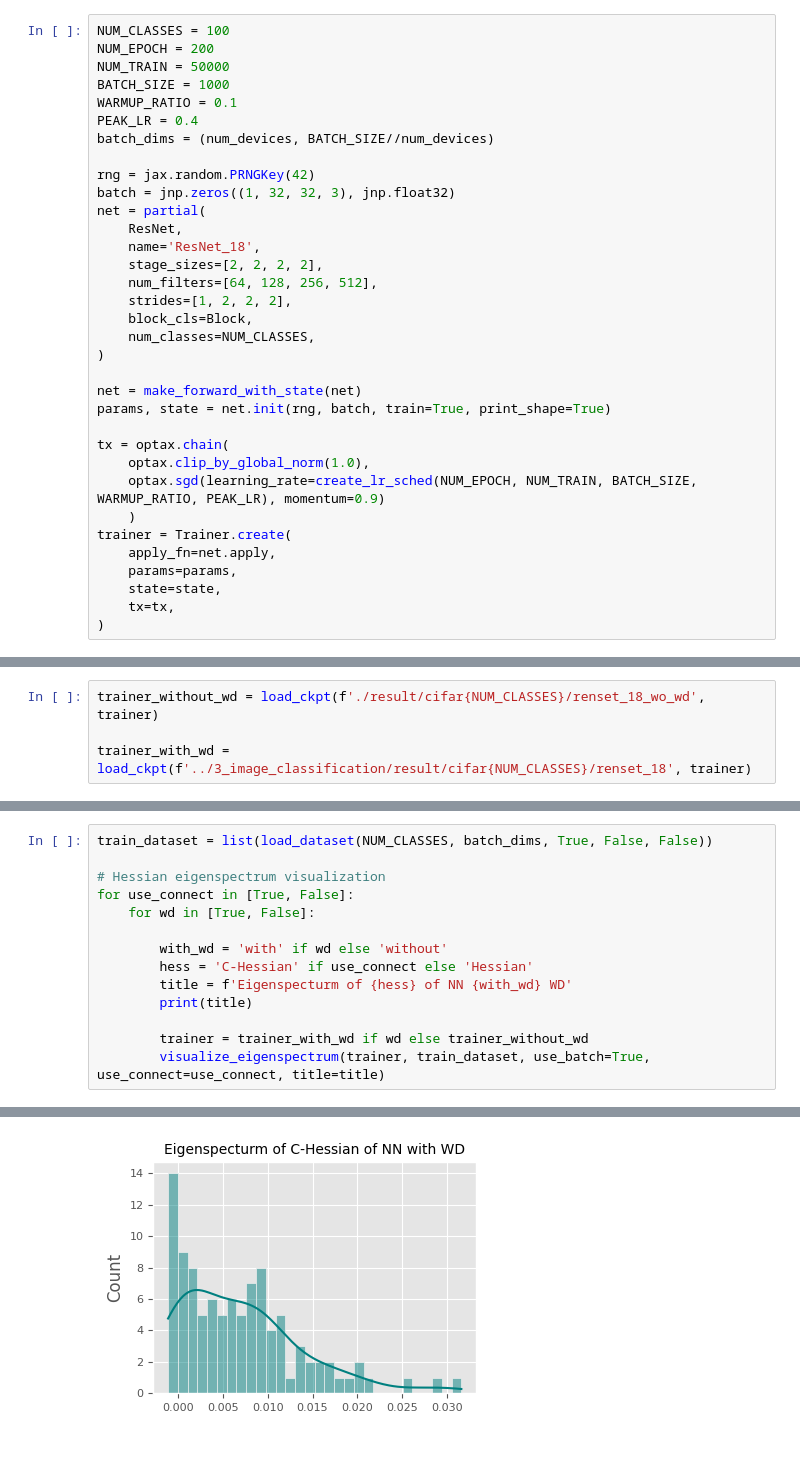
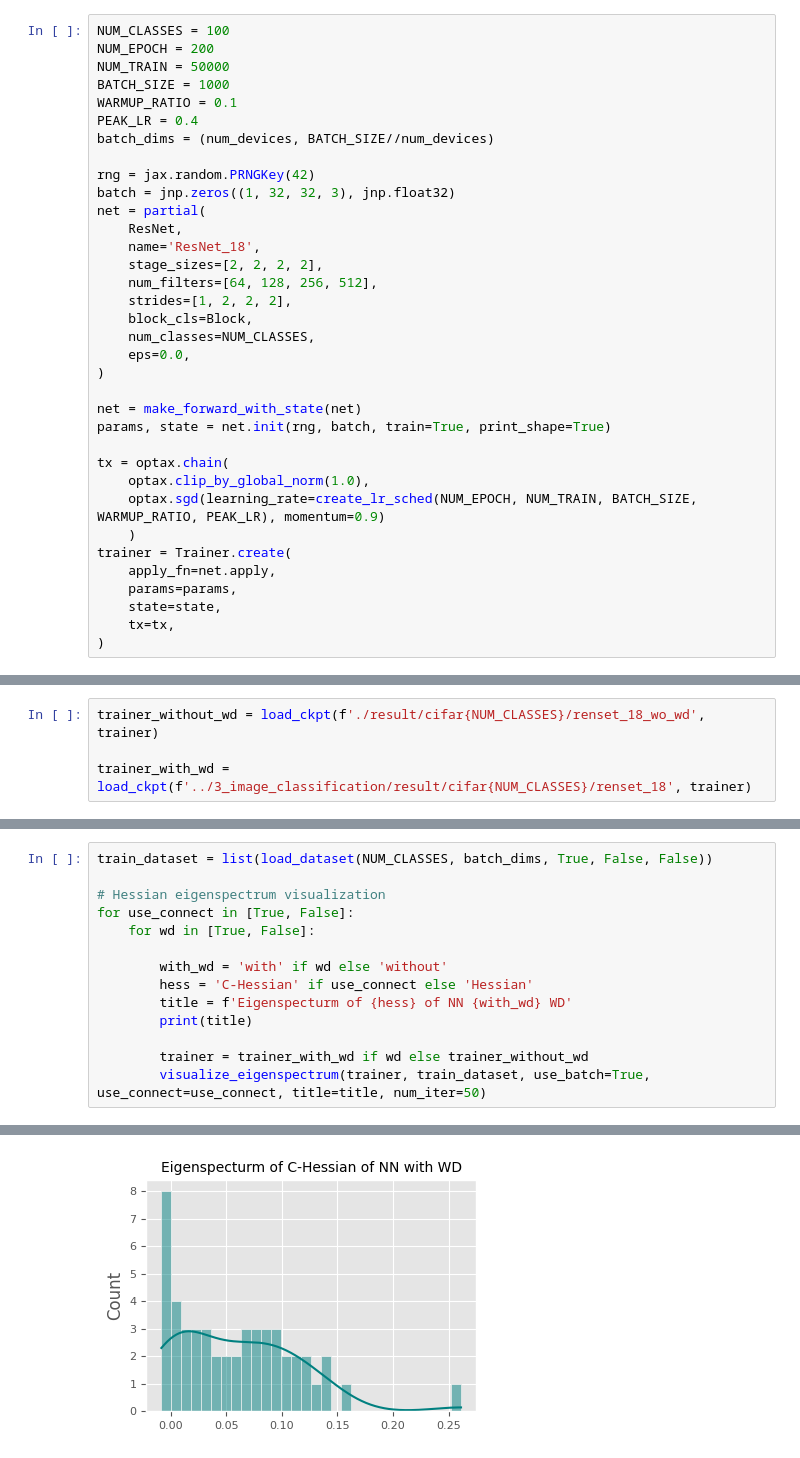
Before and after one commit to sungyubkim/hands_on_jax, a Jupyter notebook: 4_loss_landscapes/4_2_comparing_models.ipynb, the cells around one changed output, grey strips where cells are left out. Cells and saved outputs as stored; diff of their text form.

```diff
--- a/4_loss_landscapes/4_2_comparing_models.ipynb
+++ b/4_loss_landscapes/4_2_comparing_models.ipynb
@@ -44,6 +44,7 @@ net = partial(
     strides=[1, 2, 2, 2],
     block_cls=Block,
     num_classes=NUM_CLASSES,
+    eps=0.0,
 )
 
 net = make_forward_with_state(net)
@@ -172,6 +186,6 @@ for use_connect in [True, False]:
         print(title)
 
         trainer = trainer_with_wd if wd else trainer_without_wd
-        visualize_eigenspectrum(trainer, train_dataset, use_batch=True, use_connect=use_connect, title=title)
+        visualize_eigenspectrum(trainer, train_dataset, use_batch=True, use_connect=use_connect, title=title, num_iter=50)
 # %% [output]
 Eigenspecturm of C-Hessian of NN with WD
@@ -182,2 +196,2 @@ Eigenspecturm of C-Hessian of NN with WD
-[figure, old version]
+[figure, new version]
 Eigenspecturm of C-Hessian of NN without WD
```
Also changed, not shown: parts of 2 cells of this notebook, 6 other files.
